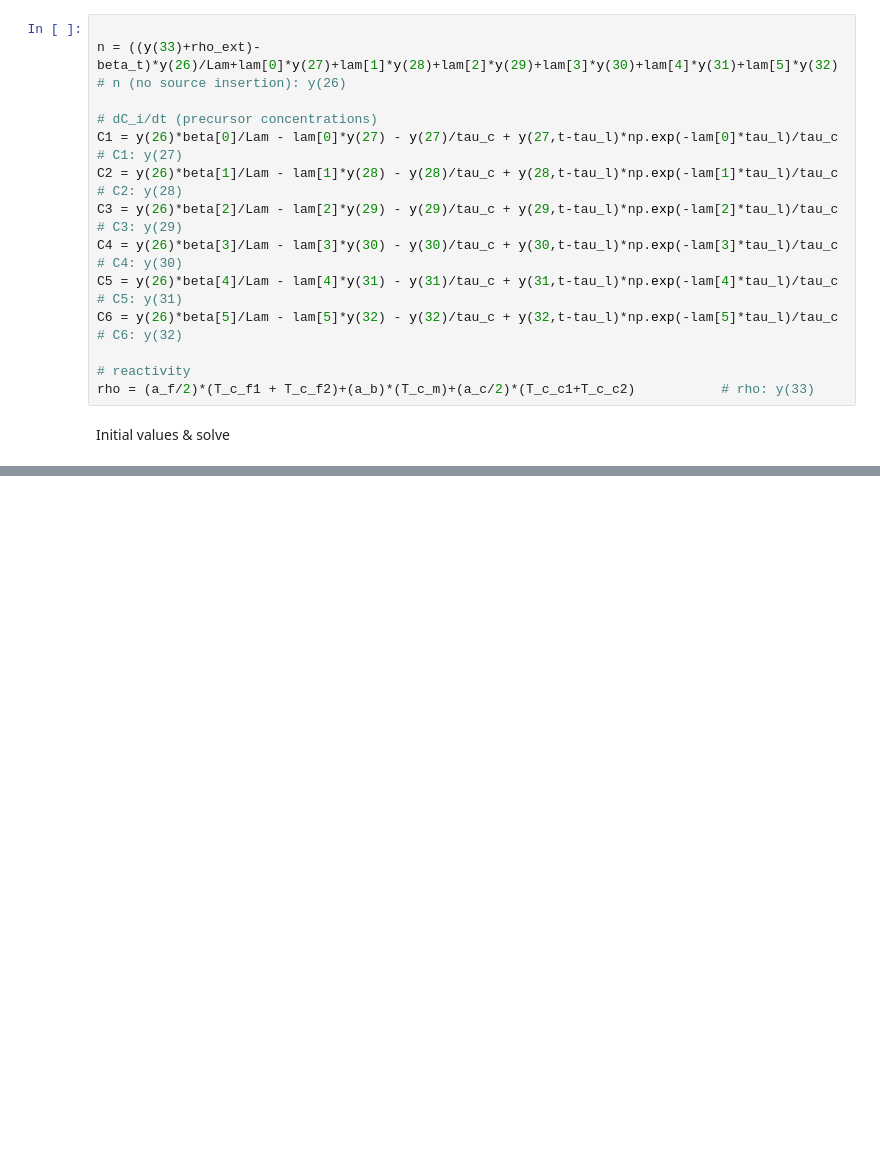
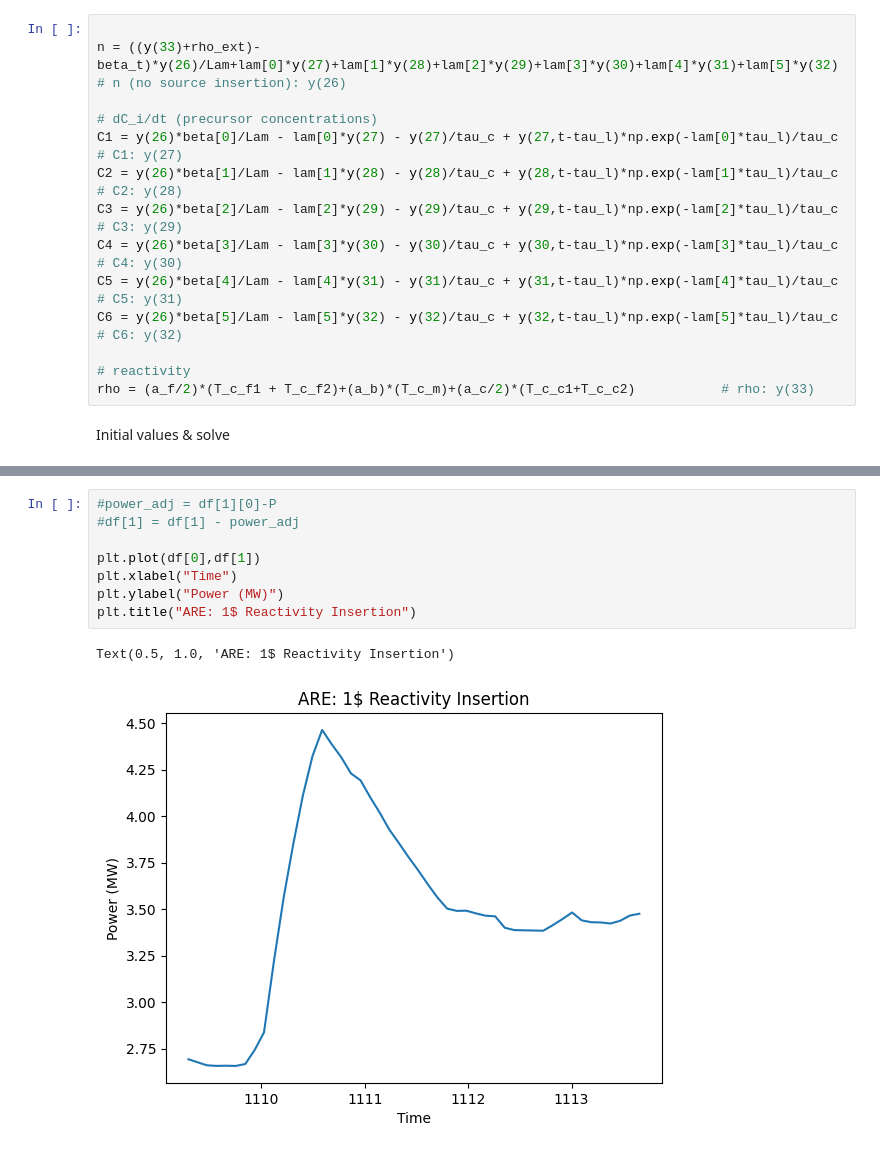
Before and after one commit to LukeLabrie/msc_eng_thesis, a Jupyter notebook: are/model_insert.ipynb, the cells around one changed output, grey strips where cells are left out. Saved outputs shown, nothing was run; the diff lists cells and outputs as text; blank space fills up the shorter version.

```diff
--- a/are/model_insert.ipynb
+++ b/are/model_insert.ipynb
@@ -190,0 +203,11 @@ Using default integration parameters.
+# %%
+#power_adj = df[1][0]-P
+#df[1] = df[1] - power_adj
+
+plt.plot(df[0],df[1])
+plt.xlabel("Time")
+plt.ylabel("Power (MW)")
+plt.title("ARE: 1$ Reactivity Insertion")
+# %% [output]
+Text(0.5, 1.0, 'ARE: 1$ Reactivity Insertion')
+[figure, added]
```
Also changed, not shown: parts of 13 cells of this notebook, 3 other files.
